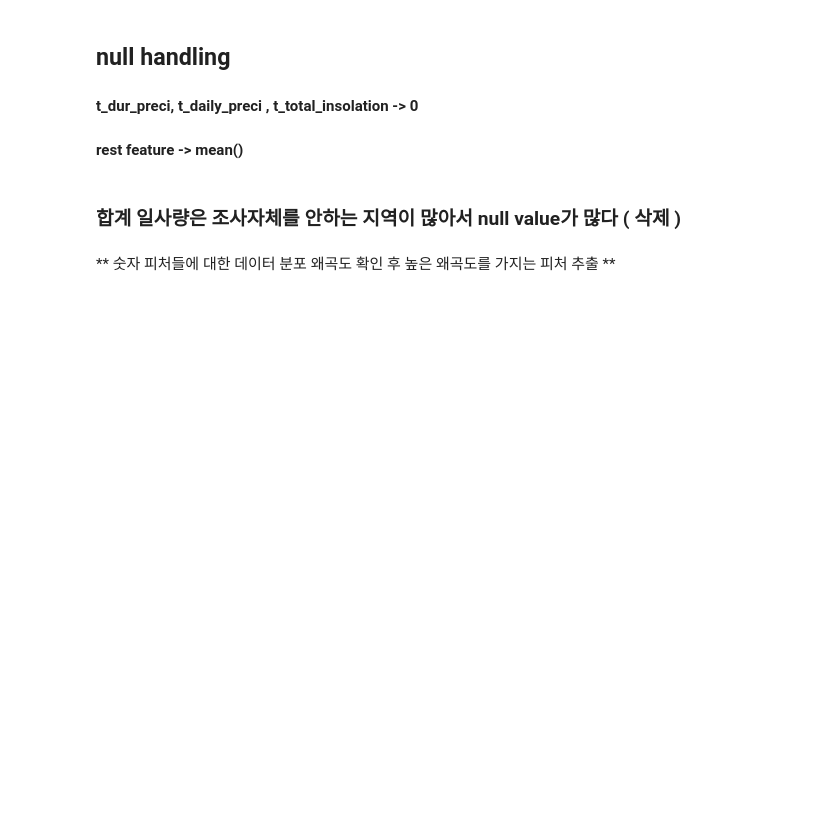
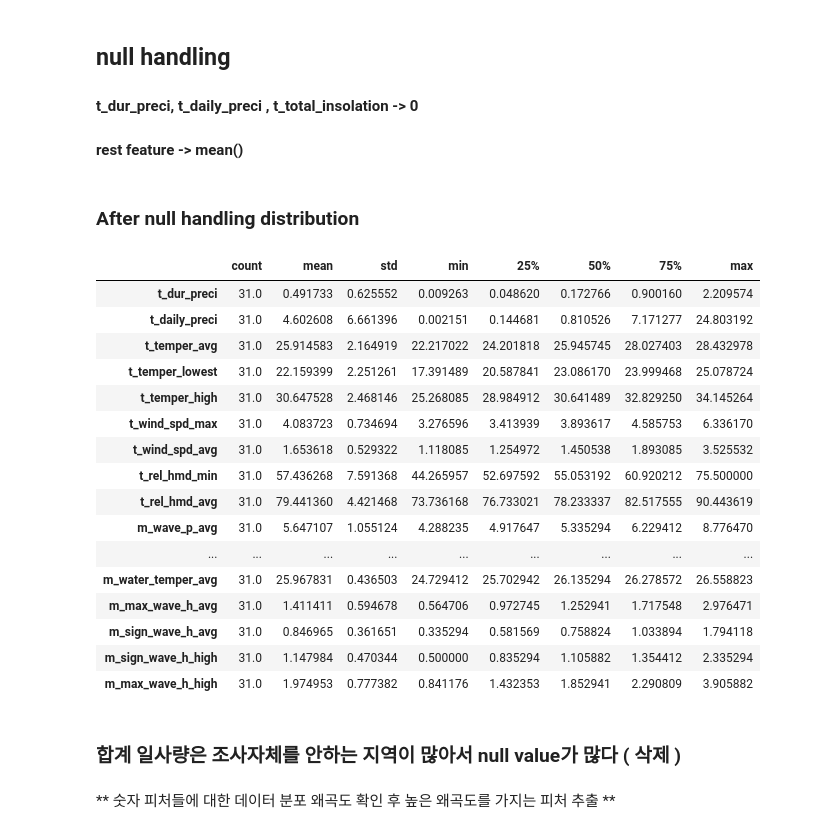
Before and after one commit to meowpunch/bobsim-research, a Jupyter notebook: src/main/python/analysis_open_data_weather.ipynb, the cells around one changed output. Drawn from its saved outputs; the diff is of its cells as text; code cells hidden in the pictures; blank space fills up the shorter version.

```diff
--- a/src/main/python/analysis_open_data_weather.ipynb
+++ b/src/main/python/analysis_open_data_weather.ipynb
@@ -98,6 +101,28 @@ memory usage: 5.2+ MB
 ## null handling
 #### t_dur_preci, t_daily_preci , t_total_insolation -> 0
 #### rest feature -> mean()
+# %% [markdown]
+### After null handling distribution
+# %%
+clean_df.describe().T
+# %% [output]
+|  | count | mean | std | min | 25% | 50% | 75% | max |
+| t_dur_preci | 31.0 | 0.491733 | 0.625552 | 0.009263 | 0.048620 | 0.172766 | 0.900160 | 2.209574 |
+| t_daily_preci | 31.0 | 4.602608 | 6.661396 | 0.002151 | 0.144681 | 0.810526 | 7.171277 | 24.803192 |
+| t_temper_avg | 31.0 | 25.914583 | 2.164919 | 22.217022 | 24.201818 | 25.945745 | 28.027403 | 28.432978 |
+| t_temper_lowest | 31.0 | 22.159399 | 2.251261 | 17.391489 | 20.587841 | 23.086170 | 23.999468 | 25.078724 |
+| t_temper_high | 31.0 | 30.647528 | 2.468146 | 25.268085 | 28.984912 | 30.641489 | 32.829250 | 34.145264 |
+| t_wind_spd_max | 31.0 | 4.083723 | 0.734694 | 3.276596 | 3.413939 | 3.893617 | 4.585753 | 6.336170 |
+| t_wind_spd_avg | 31.0 | 1.653618 | 0.529322 | 1.118085 | 1.254972 | 1.450538 | 1.893085 | 3.525532 |
+| t_rel_hmd_min | 31.0 | 57.436268 | 7.591368 | 44.265957 | 52.697592 | 55.053192 | 60.920212 | 75.500000 |
+| t_rel_hmd_avg | 31.0 | 79.441360 | 4.421468 | 73.736168 | 76.733021 | 78.233337 | 82.517555 | 90.443619 |
+| m_wave_p_avg | 31.0 | 5.647107 | 1.055124 | 4.288235 | 4.917647 | 5.335294 | 6.229412 | 8.776470 |
+| ... | ... | ... | ... | ... | ... | ... | ... | ... |
+| m_water_temper_avg | 31.0 | 25.967831 | 0.436503 | 24.729412 | 25.702942 | 26.135294 | 26.278572 | 26.558823 |
+| m_max_wave_h_avg | 31.0 | 1.411411 | 0.594678 | 0.564706 | 0.972745 | 1.252941 | 1.717548 | 2.976471 |
+| m_sign_wave_h_avg | 31.0 | 0.846965 | 0.361651 | 0.335294 | 0.581569 | 0.758824 | 1.033894 | 1.794118 |
+| m_sign_wave_h_high | 31.0 | 1.147984 | 0.470344 | 0.500000 | 0.835294 | 1.105882 | 1.354412 | 2.335294 |
+| m_max_wave_h_high | 31.0 | 1.974953 | 0.777382 | 0.841176 | 1.432353 | 1.852941 | 2.290809 | 3.905882 |
 # %% [markdown]
 ### 합계 일사량은 조사자체를 안하는 지역이 많아서 null value가 많다 ( 삭제 )
 # %% [markdown]
```
Also changed, not shown: parts of 5 cells of this notebook.
